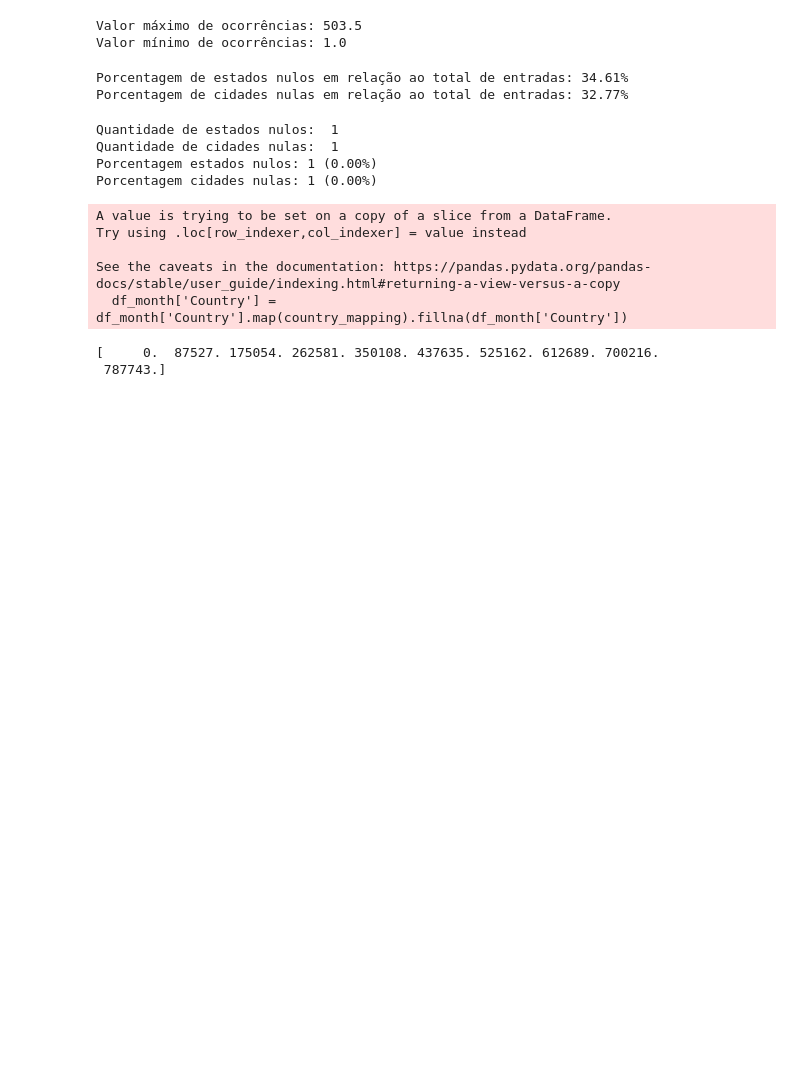
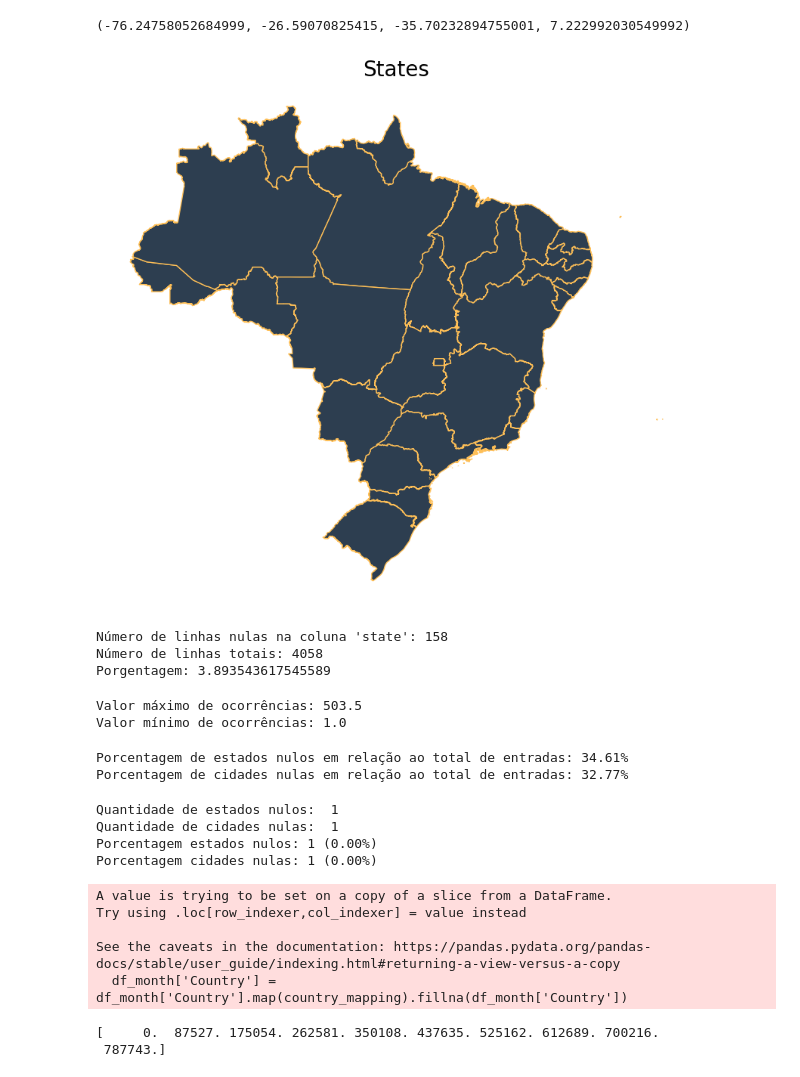
Before and after one commit to brareisds/geospatial-data-visualization, a Jupyter notebook: analise.ipynb, the cells around one changed output. Drawn from its saved outputs; the diff is of its cells as text; code cells hidden in the pictures; blank space fills up the shorter version.

```diff
--- a/analise.ipynb
+++ b/analise.ipynb
@@ -24,0 +64,3 @@ df_country.describe()
+# %%
+states = geobr.read_state(year=2019)
+states.head()
@@ -25,3 +74,25 @@ df_country.describe()
+# %%
+# Plot all Brazilian states
+fig, ax = plt.subplots(figsize=(10, 10))
+
+states.plot(facecolor="#2D3E50", edgecolor="#FEBF57", ax=ax)
+
+ax.set_title("States", fontsize=20)
+ax.axis("off")
+# %% [output]
+(-76.24758052684999, -26.59070825415, -35.70232894755001, 7.222992030549992)
+[figure, added]
+# %%
+num_linhas_total = df_brazil.shape[0]
+num_linhas_nulas = df_brazil['State'].isnull().sum()
+
+print("Número de linhas nulas na coluna 'state':", num_linhas_nulas)
+print("Número de linhas totais:", num_linhas_total)
+print("Porgentagem:", (num_linhas_nulas / num_linhas_total) * 100)
+# %% [output]
+Número de linhas nulas na coluna 'state': 158
+Número de linhas totais: 4058
+Porgentagem: 3.893543617545589
 # %%
 # Agrupar por país e calcular a media para cada pais (total de ocorrencias para o pais/qntd de vezes que o pais apareceu)
 df_country_mean = df.groupby('Country').agg({'Occurrences': 'mean'}).reset_index()
```
Also changed, not shown: parts of 7 cells of this notebook, 33 other files.
